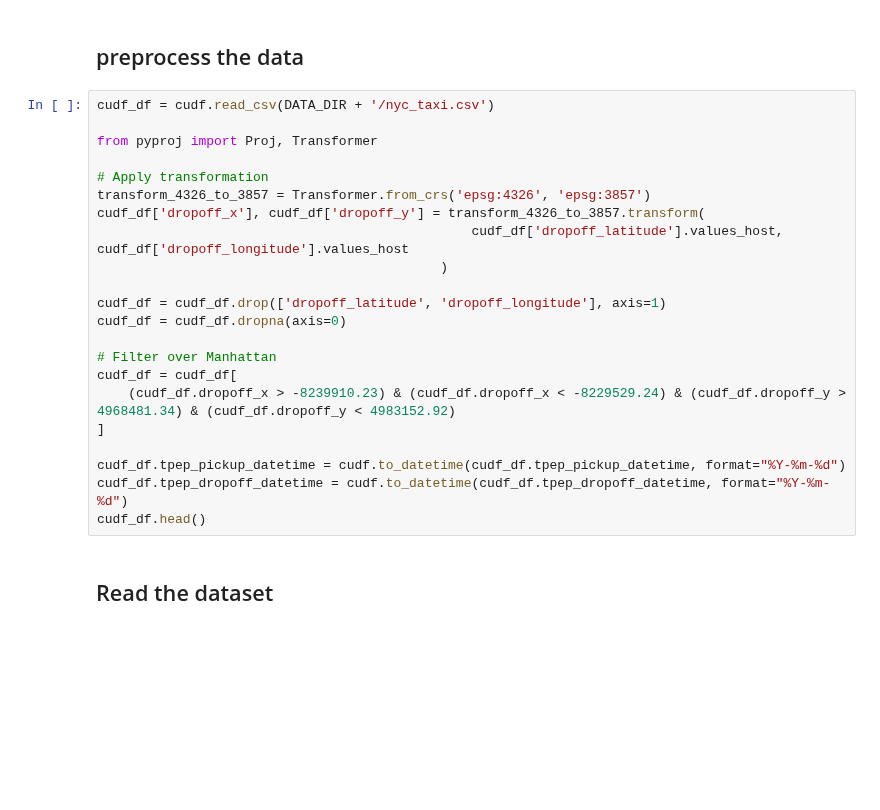
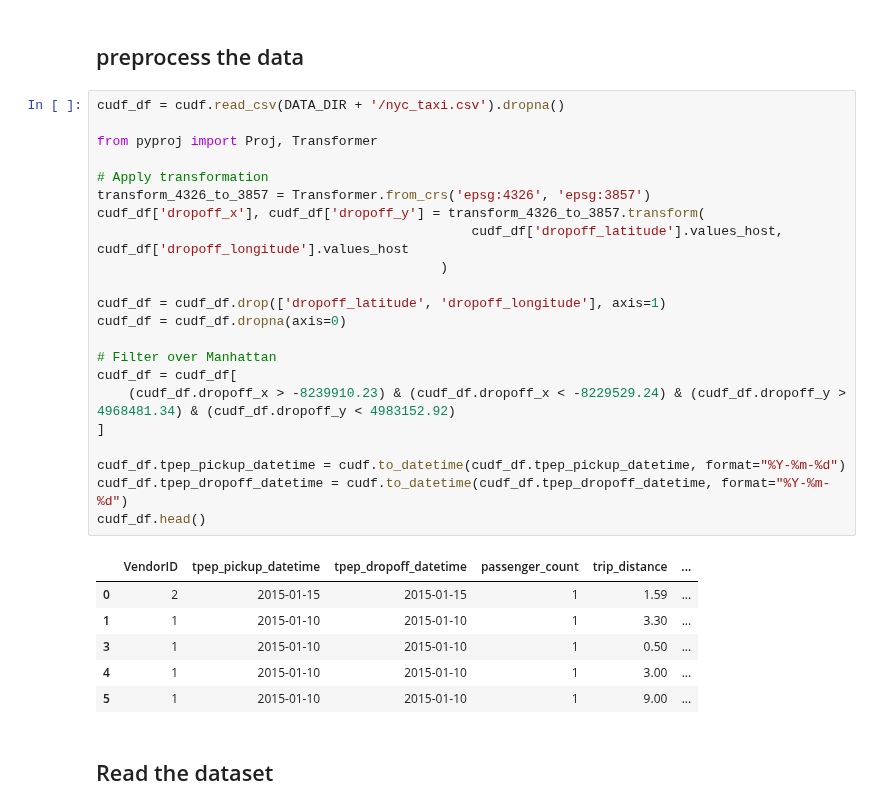
Before and after one commit to rapidsai/cuxfilter, a Jupyter notebook: notebooks/NYC_taxi_example.ipynb, the cells around one changed output. Cells and saved outputs as stored; diff of their text form; blank space fills up the shorter version.

```diff
--- a/notebooks/NYC_taxi_example.ipynb
+++ b/notebooks/NYC_taxi_example.ipynb
@@ -21,27 +21,34 @@ datasets_check('nyc_taxi', base_dir=DATA_DIR)
 # %% [markdown]
 ## preprocess the data
 # %%
-cudf_df = cudf.read_csv(DATA_DIR + '/nyc_taxi.csv')
+cudf_df = cudf.read_csv(DATA_DIR + '/nyc_taxi.csv').dropna()
 
 from pyproj import Proj, Transformer
 
 # Apply transformation
 transform_4326_to_3857 = Transformer.from_crs('epsg:4326', 'epsg:3857')
 cudf_df['dropoff_x'], cudf_df['dropoff_y'] = transform_4326_to_3857.transform(
                                                 cudf_df['dropoff_latitude'].values_host, cudf_df['dropoff_longitude'].values_host
                                             )
 
 cudf_df = cudf_df.drop(['dropoff_latitude', 'dropoff_longitude'], axis=1)
 cudf_df = cudf_df.dropna(axis=0)
 
 # Filter over Manhattan
 cudf_df = cudf_df[
     (cudf_df.dropoff_x > -8239910.23) & (cudf_df.dropoff_x < -8229529.24) & (cudf_df.dropoff_y > 4968481.34) & (cudf_df.dropoff_y < 4983152.92)
 ]
 
 cudf_df.tpep_pickup_datetime = cudf.to_datetime(cudf_df.tpep_pickup_datetime, format="%Y-%m-%d")
 cudf_df.tpep_dropoff_datetime = cudf.to_datetime(cudf_df.tpep_dropoff_datetime, format="%Y-%m-%d")
 cudf_df.head()
+# %% [output]
+|  | VendorID | tpep_pickup_datetime | tpep_dropoff_datetime | passenger_count | trip_distance | ... |
+| 0 | 2 | 2015-01-15 | 2015-01-15 | 1 | 1.59 | ... |
+| 1 | 1 | 2015-01-10 | 2015-01-10 | 1 | 3.30 | ... |
+| 3 | 1 | 2015-01-10 | 2015-01-10 | 1 | 0.50 | ... |
+| 4 | 1 | 2015-01-10 | 2015-01-10 | 1 | 3.00 | ... |
+| 5 | 1 | 2015-01-10 | 2015-01-10 | 1 | 9.00 | ... |
 # %% [markdown]
 ## Read the dataset
 # %%
```
Also changed, not shown: parts of 4 cells of this notebook, 2 other files.
